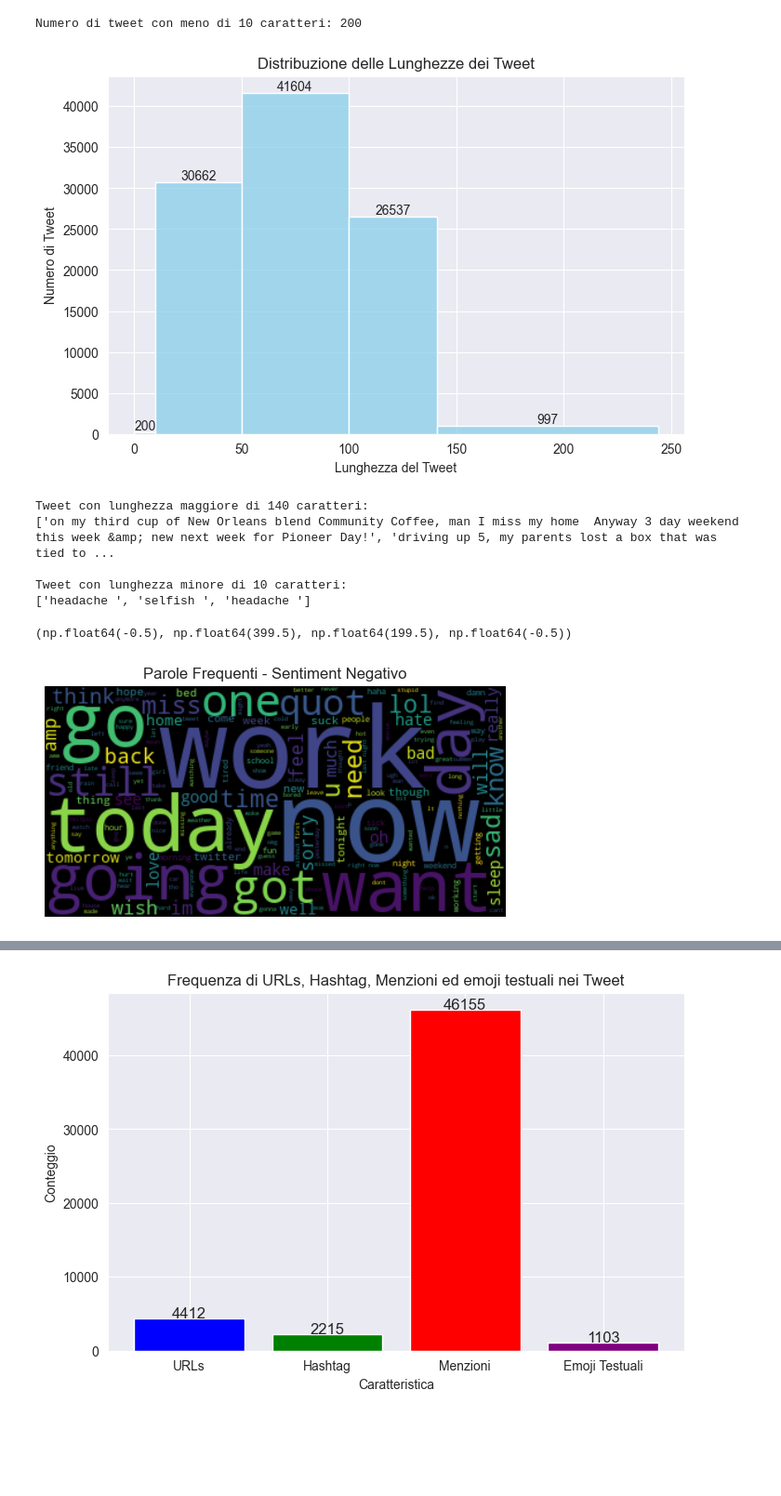
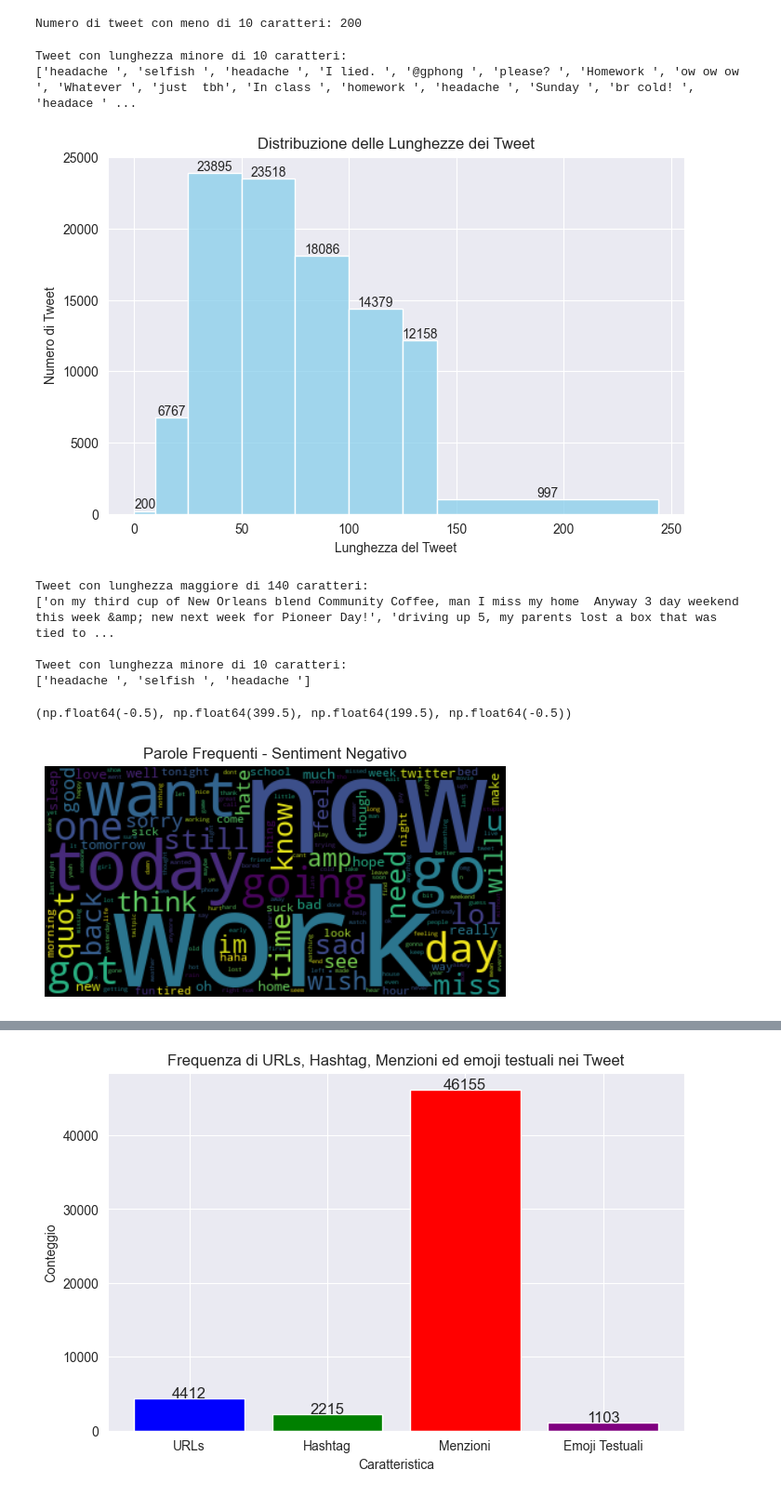
Before and after one commit to Giop378/SentAI, a Jupyter notebook: src/data_understanding/data_understanding.ipynb, the cells around one changed output, grey strips where cells are left out. Shown at 93% size. Saved outputs shown, nothing was run; the diff lists cells and outputs as text; code cells hidden in the pictures; blank space fills up the shorter version.

Commit message:
Aggiunta di ulteriori analisi in fase di data understanding

```diff
--- a/src/data_understanding/data_understanding.ipynb
+++ b/src/data_understanding/data_understanding.ipynb
@@ -120,7 +120,7 @@ random_seed = 46
 
 column_names = ['target', 'id', 'date', 'flag', 'user', 'text']
 
-dataset = pd.read_csv("../../data/sentiment140_raw.csv", encoding='latin', low_memory=False, names=column_names, header=None)
+dataset = pd.read_csv("../../data/sentiment140_raw.csv", encoding="ISO-8859-1", low_memory=False, names=column_names, header=None)
 
 # Frazione per ottenere 100k tweet: 100000 / 1600000 = 0.0625
 sample_fraction = 0.0625
@@ -292,30 +292,37 @@ numero_corti = lunghezze[lunghezze < 10].count()
 print("Numero di tweet con meno di 10 caratteri:", numero_corti)
 # %% [output]
 Numero di tweet con meno di 10 caratteri: 200
+# %%
+#Stampa tutti i tweet con lunghezza minore di 10 caratteri
+print("Tweet con lunghezza minore di 10 caratteri:")
+print(dataset_reduced[dataset_reduced['text'].str.len() < 10]['text'].tolist())
+# %% [output]
+Tweet con lunghezza minore di 10 caratteri:
+['headache ', 'selfish ', 'headache ', 'I lied. ', '@gphong ', 'please? ', 'Homework ', 'ow ow ow ', 'Whatever ', 'just  tbh', 'In class ', 'homework ', 'headache ', 'Sunday ', 'br cold! ', 'headace ' ...
 # %%
 # Visualizzazione della distribuzione delle lunghezze dei tweet
 plt.figure(figsize=(8, 5))
 
-bins = [0, 10, 50, 100, 141, max(lunghezze) + 1]
+bins = [0, 10, 25, 50, 75, 100, 125, 141, max(lunghezze) + 1]
 
 # Crea l'istogramma con 5 raggruppamenti
 sns.histplot(lunghezze, bins=bins, color='skyblue')
 
 # Aggiungi etichette agli assi
 plt.xlabel("Lunghezza del Tweet")
 plt.ylabel("Numero di Tweet")
 plt.title("Distribuzione delle Lunghezze dei Tweet")
 
 # Aggiungi annotazioni per il numero di tweet in ogni bin
 bin_edges = plt.gca().patches
 for bin_edge in bin_edges:
     height = bin_edge.get_height()
     if height > 0:
         plt.text(bin_edge.get_x() + bin_edge.get_width() / 2, height, int(height), ha='center', va='bottom')
 
 plt.show()
 # %% [output]
-[figure, old version]
+[figure, new version]
 # %%
 #Stampa alcuni tweet con lughezza maggiore di 140 caratteri e minore di 10
 print("Tweet con lunghezza maggiore di 140 caratteri:")
@@ -338,7 +345,7 @@ plt.title('Parole Frequenti - Sentiment Negativo')
 plt.axis('off')
 # %% [output]
 (np.float64(-0.5), np.float64(399.5), np.float64(199.5), np.float64(-0.5))
-[figure, old version]
+[figure, new version]
 # %%
 #Visualizzazione parole nei tweet positivi più frequenti
 text_pos = ' '.join(dataset_reduced[dataset_reduced['target'] == 4]['text'])
```
Also changed, not shown: parts of 5 cells of this notebook.
